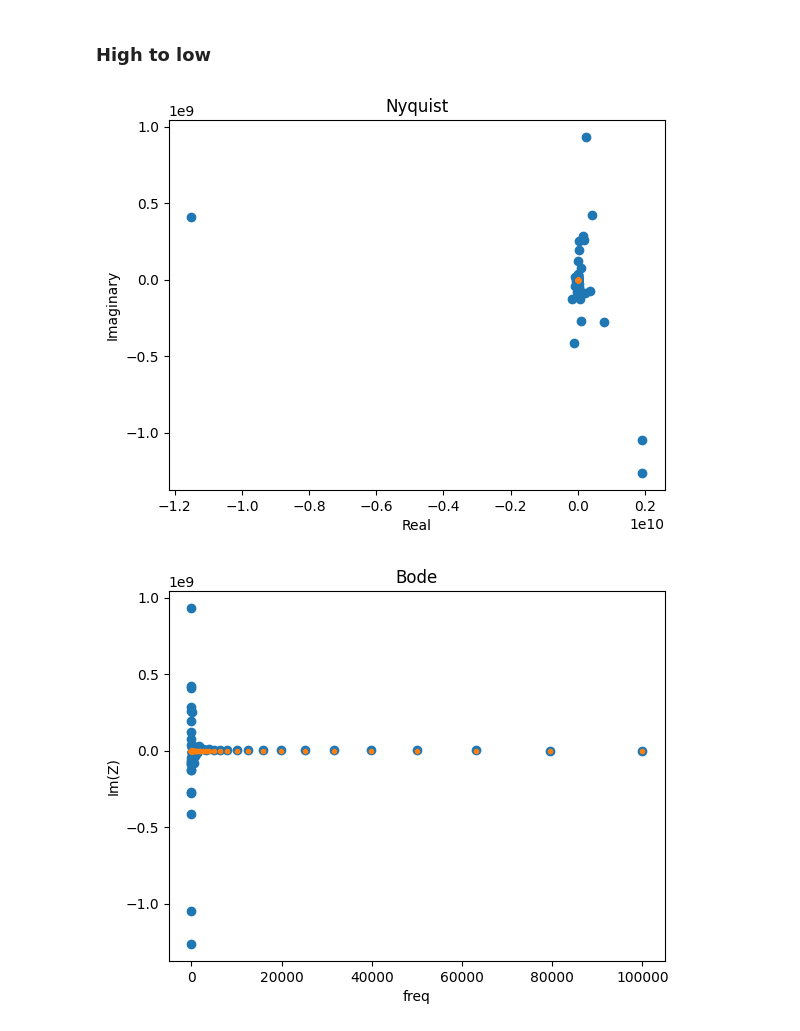
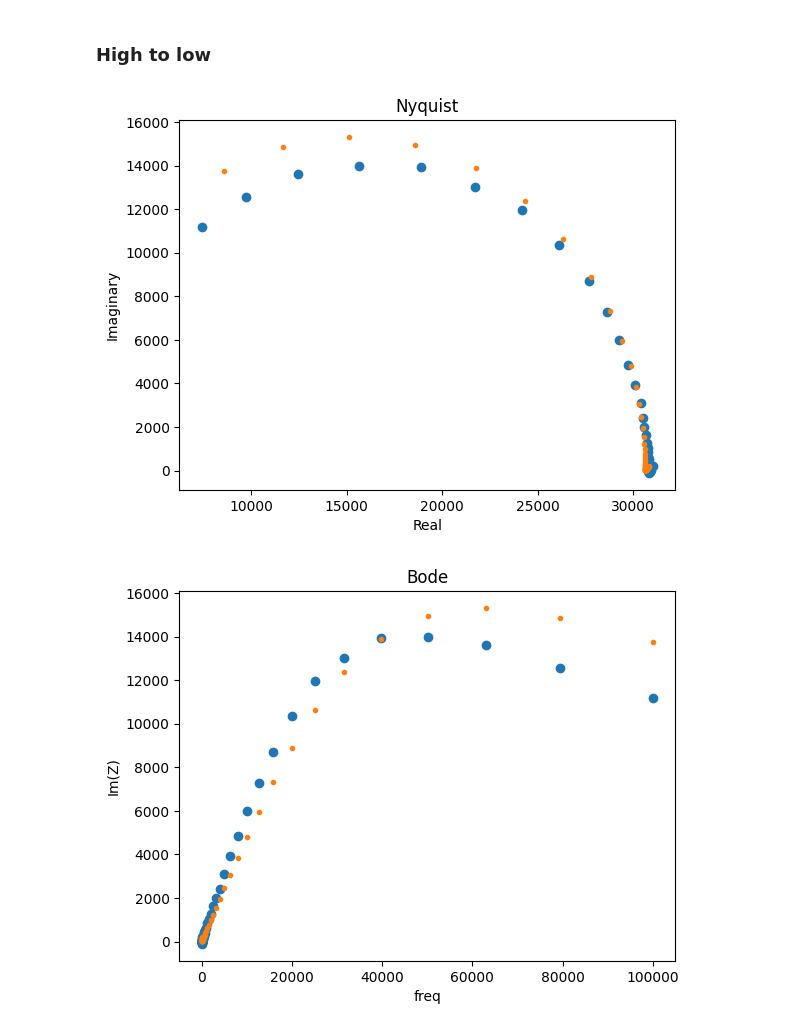
Before and after one commit to beepmo/gator, a Jupyter notebook: data/07-10/La2-3_dryEIS.ipynb, the cells around one changed output. Saved outputs shown, nothing was run; the diff lists cells and outputs as text; code cells hidden in the pictures.

```diff
--- a/data/07-10/La2-3_dryEIS.ipynb
+++ b/data/07-10/La2-3_dryEIS.ipynb
@@ -55,36 +54,36 @@ def prep_csv(filename):
 # %% [markdown]
 ### High to low
 # %%
-freqs, Z = preprocessing.readZPlot('DryLiTaO3htol.z')
+freqs, Z = preprocessing.readZPlot('DryLa2_3htol.z')
 freqs, Z = np.delete(freqs, 32), np.delete(Z, 32) # remove 1 noise point (argmin(Z.imag))
 
 circuit = 'p(R0-W0,C0)'
 init = [10**6, 10**-7, 10**-8]
 
 circuit = CustomCircuit(circuit, initial_guess=init)
 circuit.fit(freqs, Z)
 Z_fit = circuit.predict(freqs)
 
 plt.plot(Z.real, -Z.imag, 'o')
 plt.plot(Z_fit.real, -Z_fit.imag, '.')
 plt.ylabel('Imaginary')
 plt.xlabel('Real')
 plt.title('Nyquist')
 plt.show()
 
 plt.plot(freqs, -Z.imag, 'o')
 plt.plot(freqs, -Z_fit.imag, '.')
 plt.ylabel('Im(Z)')
 plt.xlabel('freq')
 plt.title('Bode')
 plt.show()
 
 plt.plot(freqs, Z.real, 'o')
 plt.plot(freqs, Z_fit.real, '.')
 plt.ylabel('Re(Z)')
 plt.xlabel('freq')
 plt.title('Bode')
 plt.show()
 # %% [output]
-[figure, old version]
+[figure, new version]
-[figure, old version]
+[figure, new version]
```
Also changed, not shown: parts of 6 cells of this notebook.
